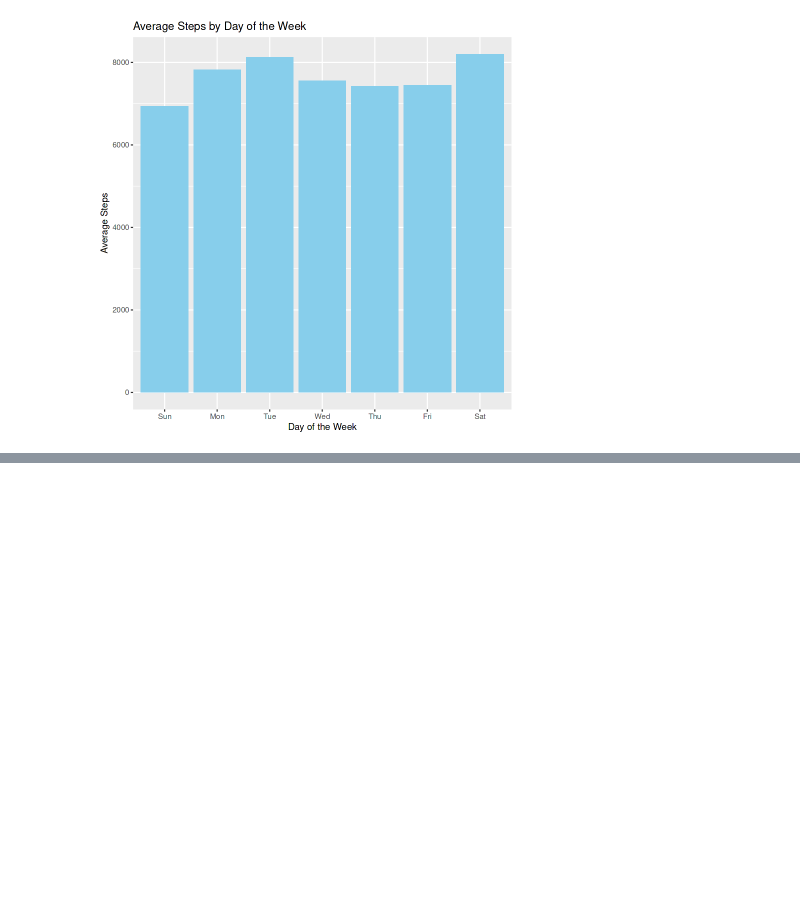
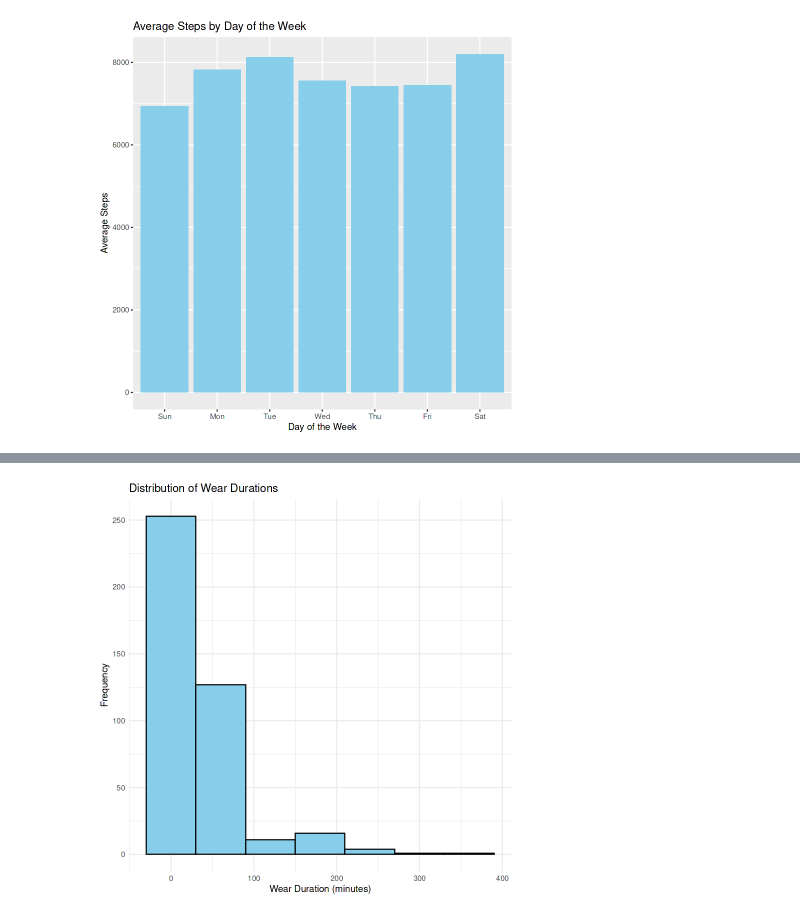
Before and after one commit to Isaac-Ndirangu-Muturi-749/FitBit_Tracker_Insights__Unveiling-Trends-in-Wellness-Technology-Consumer-Behavior, a Jupyter notebook: R_notebook.ipynb, the cells around one changed output, grey strips where cells are left out. Cells and saved outputs as stored; diff of their text form; code cells hidden in the pictures; blank space fills up the shorter version.

```diff
--- a/R_notebook.ipynb
+++ b/R_notebook.ipynb
@@ -711,0 +770,15 @@ Remove duplicates and N/A
+# %%
+# Load required libraries
+library(ggplot2)
+library(dplyr)
+
+# Assuming 'wear_duration' is a column representing wear durations in minutes in your dataset
+
+# Plot histogram of wear durations
+ggplot(data = merged_data, aes(x = total_wear_minutes)) +
+  geom_histogram(binwidth = 60, fill = "skyblue", color = "black") +  # Adjust binwidth as needed
+  labs(title = "Distribution of Wear Durations",
+       x = "Wear Duration (minutes)",
+       y = "Frequency") +
+  theme_minimal()
+# %% [output]
@@ -711,0 +787 @@ Remove duplicates and N/A
+[figure, added]
```
Also changed, not shown: parts of 29 cells of this notebook.
